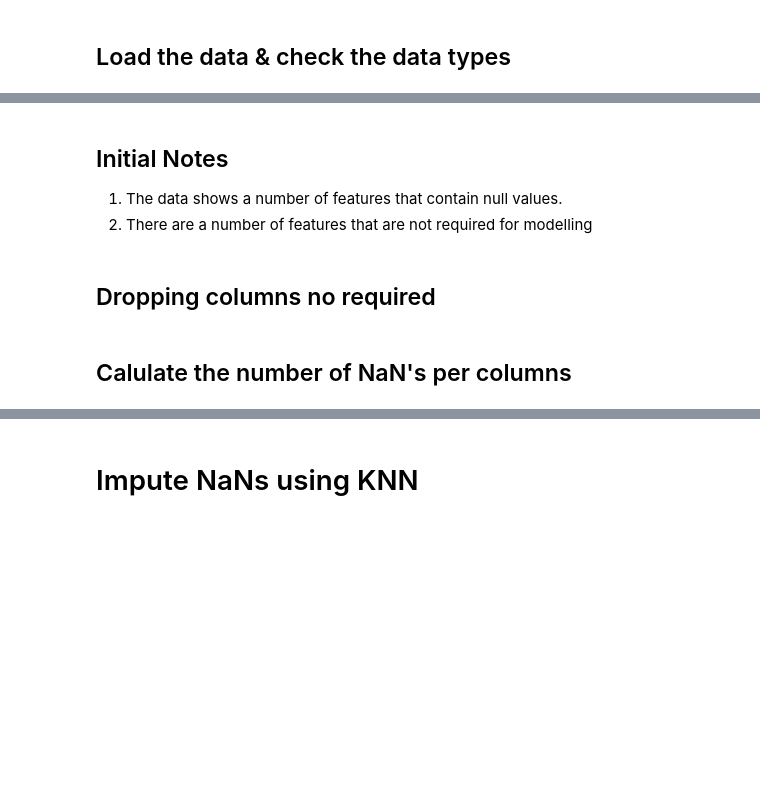
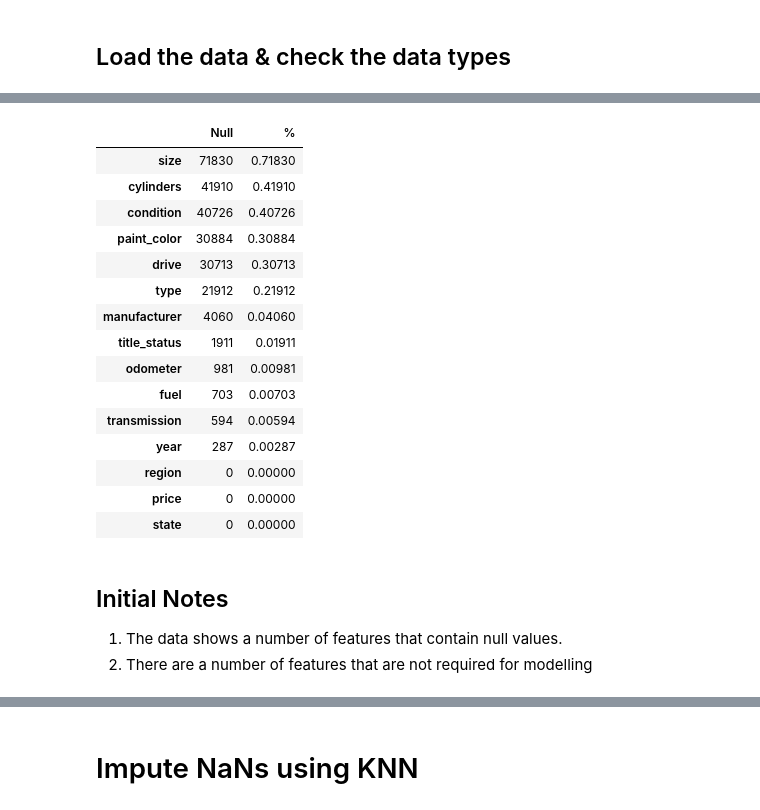
Before and after one commit to foleym7/UsedCarsML, a Jupyter notebook: src/clean_data.ipynb, the cells around one changed output, grey strips where cells are left out. Cells and saved outputs as stored; diff of their text form; code cells hidden in the pictures; blank space fills up the shorter version.

```diff
--- a/src/clean_data.ipynb
+++ b/src/clean_data.ipynb
@@ -25,6 +99,29 @@ raw_data.info() # get the information breakdown of the data
+# %%
+#count up the number of nullss
+
+null_review = sample.isnull().sum()
+null_review = pd.DataFrame(null_review, columns=["Null"])
+total = len(sample)
+null_review['%'] = pd.DataFrame(null_review['Null']/total)
+null_review.sort_values('%',ascending=False)
+# %% [output]
+|  | Null | % |
+| size | 71830 | 0.71830 |
+| cylinders | 41910 | 0.41910 |
+| condition | 40726 | 0.40726 |
+| paint_color | 30884 | 0.30884 |
+| drive | 30713 | 0.30713 |
+| type | 21912 | 0.21912 |
+| manufacturer | 4060 | 0.04060 |
+| title_status | 1911 | 0.01911 |
+| odometer | 981 | 0.00981 |
+| fuel | 703 | 0.00703 |
+| transmission | 594 | 0.00594 |
+| year | 287 | 0.00287 |
+| region | 0 | 0.00000 |
+| price | 0 | 0.00000 |
+| state | 0 | 0.00000 |
 # %% [markdown]
 ## Initial Notes
 1. The data shows a number of features that contain null values.
 2. There are a number of features that are not required for modelling
-# %% [markdown]
-## Dropping columns no required
@@ -34,2 +127,0 @@ data_1 = raw_data.drop(columns=['id', 'url','region_url','VIN', 'county', 'lat',
-# %% [markdown]
-## Calulate the number of NaN's per columns
```
Also changed, not shown: parts of 84 cells of this notebook, 2 other files.
